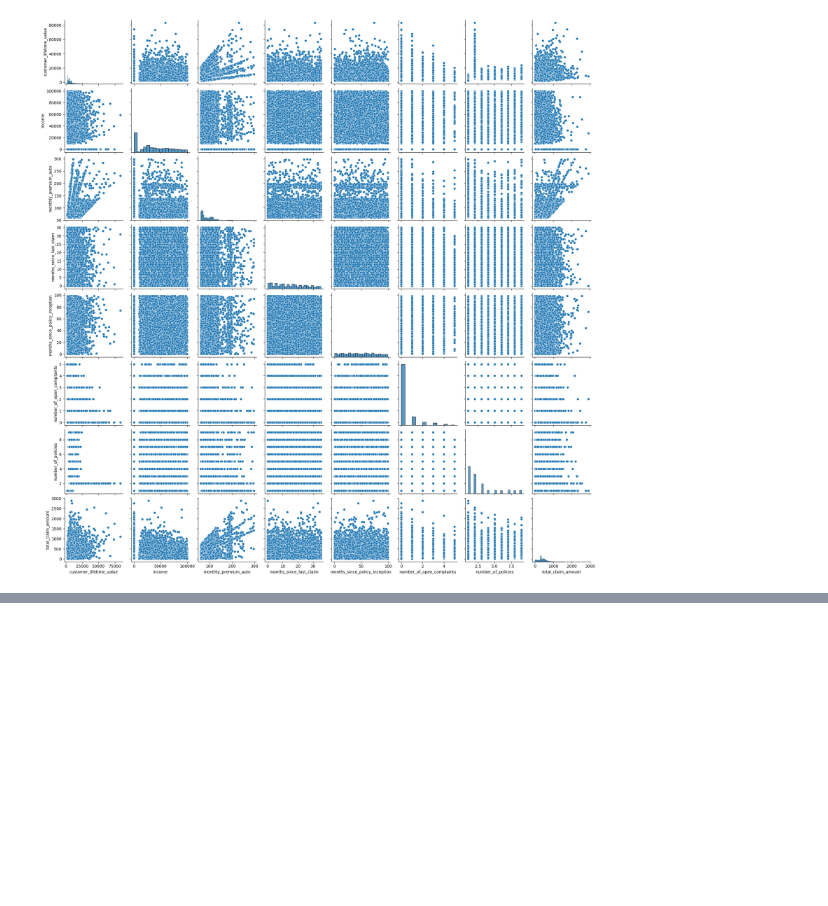
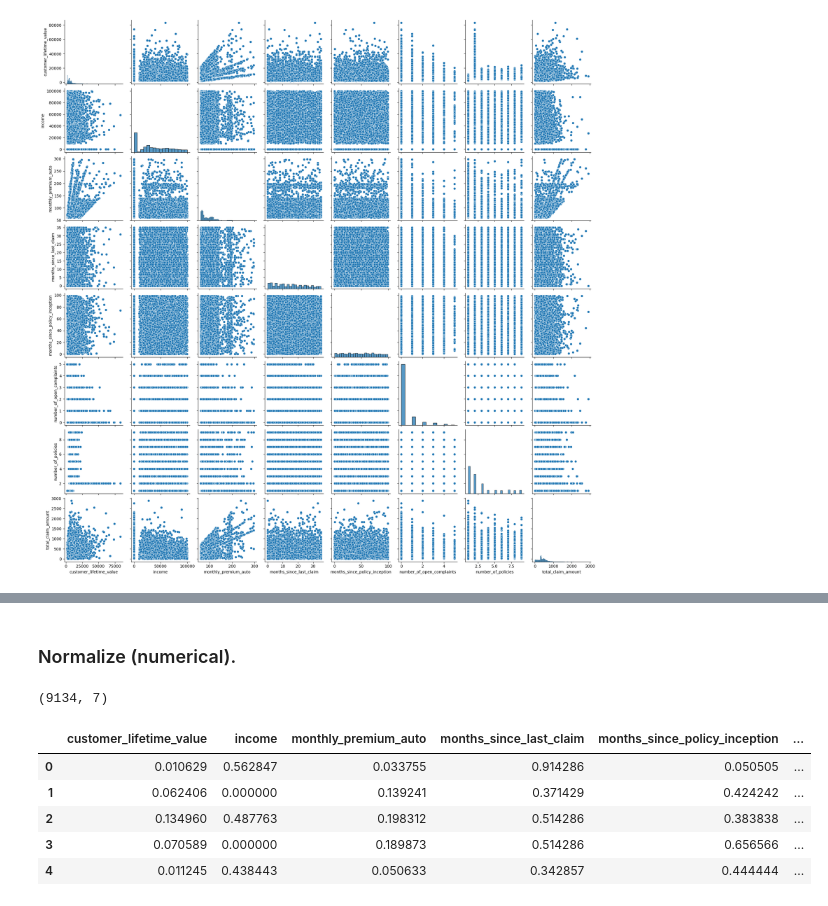
Before and after one commit to suphawadeeth/lab-customer-analysis-round-5, a Jupyter notebook: lab-customer-analysis-round-3.ipynb, the cells around one changed output, grey strips where cells are left out. Cells and saved outputs as stored; diff of their text form; code cells hidden in the pictures; blank space fills up the shorter version.

```diff
--- a/lab-customer-analysis-round-3.ipynb
+++ b/lab-customer-analysis-round-3.ipynb
@@ -604,0 +577,22 @@ sns.distplot(x_norm['monthly_premium_auto'])
+# %% [markdown]
+### Normalize (numerical).
+# %%
+from sklearn.preprocessing import MinMaxScaler
+
+# normalize data (rescale) into (0,1)
+transformer = MinMaxScaler().fit(x) ### USE MINMAX FOR NORMALIZING
+x_minmax = transformer.transform(x) #This is a an array of arrays
+x_minmax.shape
+# %% [output]
+(9134, 7)
+# %%
+# create new data frame using data from 'x_minmax'
+x_norm = pd.DataFrame(x_minmax, columns = x.columns)
+x_norm.head()
+# %% [output]
+|  | customer_lifetime_value | income | monthly_premium_auto | months_since_last_claim | months_since_policy_inception | ... |
+| 0 | 0.010629 | 0.562847 | 0.033755 | 0.914286 | 0.050505 | ... |
+| 1 | 0.062406 | 0.000000 | 0.139241 | 0.371429 | 0.424242 | ... |
+| 2 | 0.134960 | 0.487763 | 0.198312 | 0.514286 | 0.383838 | ... |
+| 3 | 0.070589 | 0.000000 | 0.189873 | 0.514286 | 0.656566 | ... |
+| 4 | 0.011245 | 0.438443 | 0.050633 | 0.342857 | 0.444444 | ... |
```
Also changed, not shown: parts of 19 cells of this notebook.
